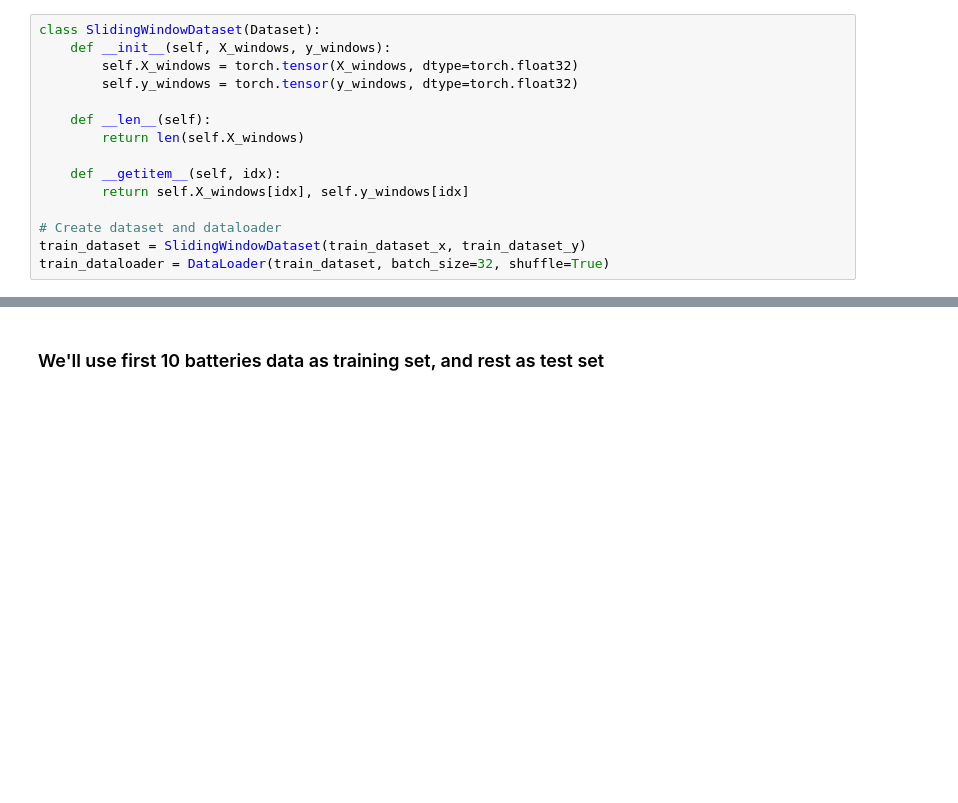
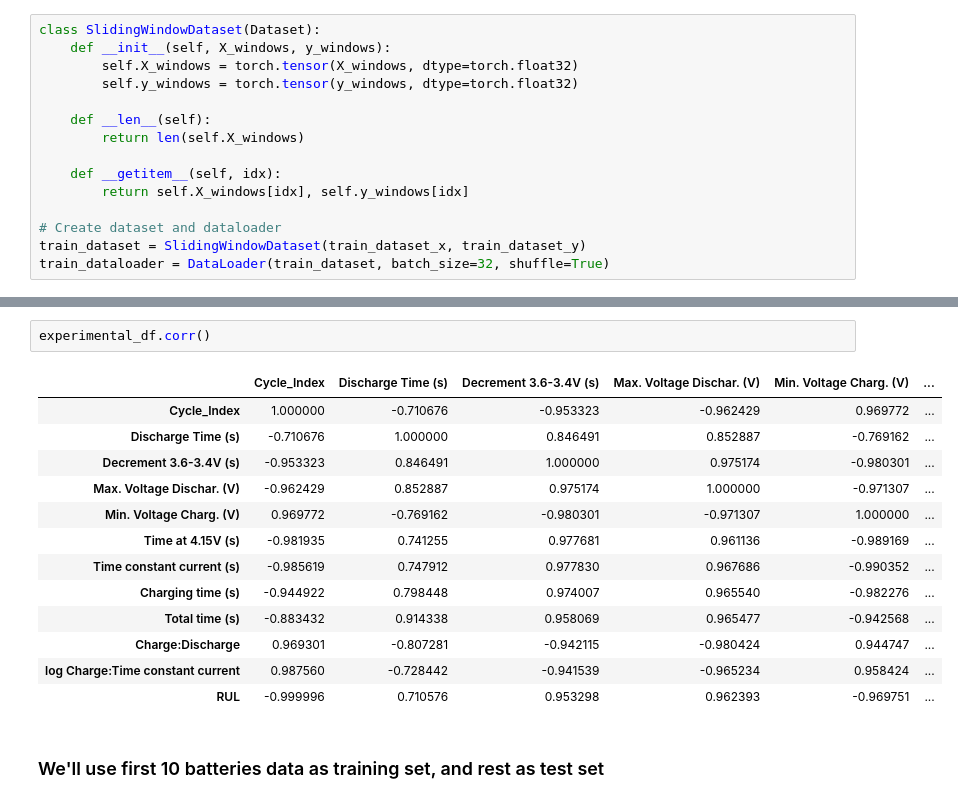
Before and after one commit to Shubham-Mate/Battery-RUL-Prediction-with-Neural-ODEs, a Jupyter notebook: Neural ODE Experiments.ipynb, the cells around one changed output, grey strips where cells are left out. Saved outputs shown, nothing was run; the diff lists cells and outputs as text; blank space fills up the shorter version.

```diff
--- a/Neural ODE Experiments.ipynb
+++ b/Neural ODE Experiments.ipynb
@@ -360,3 +395,19 @@ for x, y in train_dataloader:
+# %%
+experimental_df.corr()
+# %% [output]
+|  | Cycle_Index | Discharge Time (s) | Decrement 3.6-3.4V (s) | Max. Voltage Dischar. (V) | Min. Voltage Charg. (V) | ... |
+| Cycle_Index | 1.000000 | -0.710676 | -0.953323 | -0.962429 | 0.969772 | ... |
+| Discharge Time (s) | -0.710676 | 1.000000 | 0.846491 | 0.852887 | -0.769162 | ... |
+| Decrement 3.6-3.4V (s) | -0.953323 | 0.846491 | 1.000000 | 0.975174 | -0.980301 | ... |
+| Max. Voltage Dischar. (V) | -0.962429 | 0.852887 | 0.975174 | 1.000000 | -0.971307 | ... |
+| Min. Voltage Charg. (V) | 0.969772 | -0.769162 | -0.980301 | -0.971307 | 1.000000 | ... |
+| Time at 4.15V (s) | -0.981935 | 0.741255 | 0.977681 | 0.961136 | -0.989169 | ... |
+| Time constant current (s) | -0.985619 | 0.747912 | 0.977830 | 0.967686 | -0.990352 | ... |
+| Charging time (s) | -0.944922 | 0.798448 | 0.974007 | 0.965540 | -0.982276 | ... |
+| Total time (s) | -0.883432 | 0.914338 | 0.958069 | 0.965477 | -0.942568 | ... |
+| Charge:Discharge | 0.969301 | -0.807281 | -0.942115 | -0.980424 | 0.944747 | ... |
+| log Charge:Time constant current | 0.987560 | -0.728442 | -0.941539 | -0.965234 | 0.958424 | ... |
+| RUL | -0.999996 | 0.710576 | 0.953298 | 0.962393 | -0.969751 | ... |
 # %% [markdown]
 ### We'll use first 10 batteries data as training set, and rest as test set
 # %%
```
Also changed, not shown: parts of 13 cells of this notebook.
